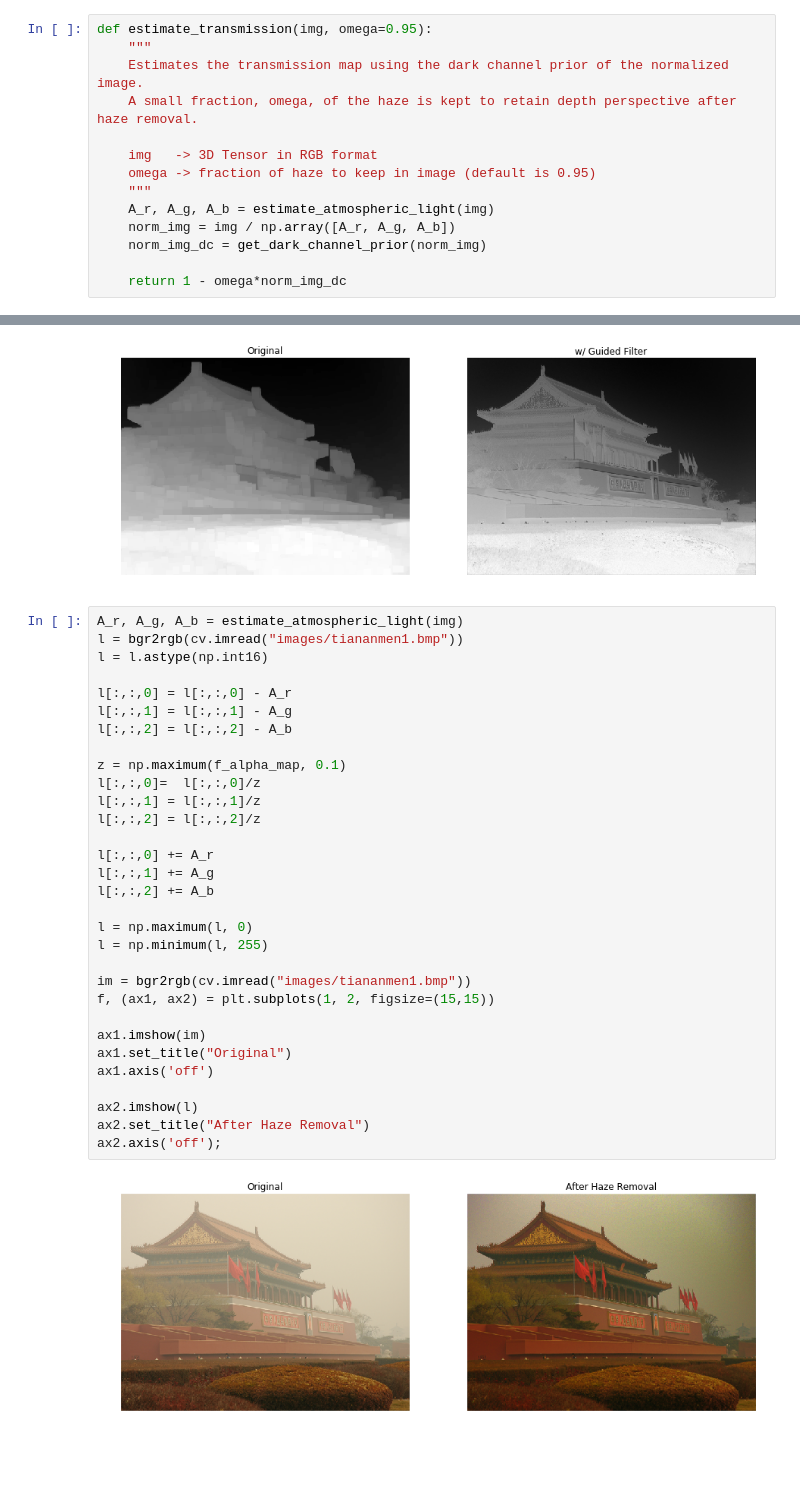
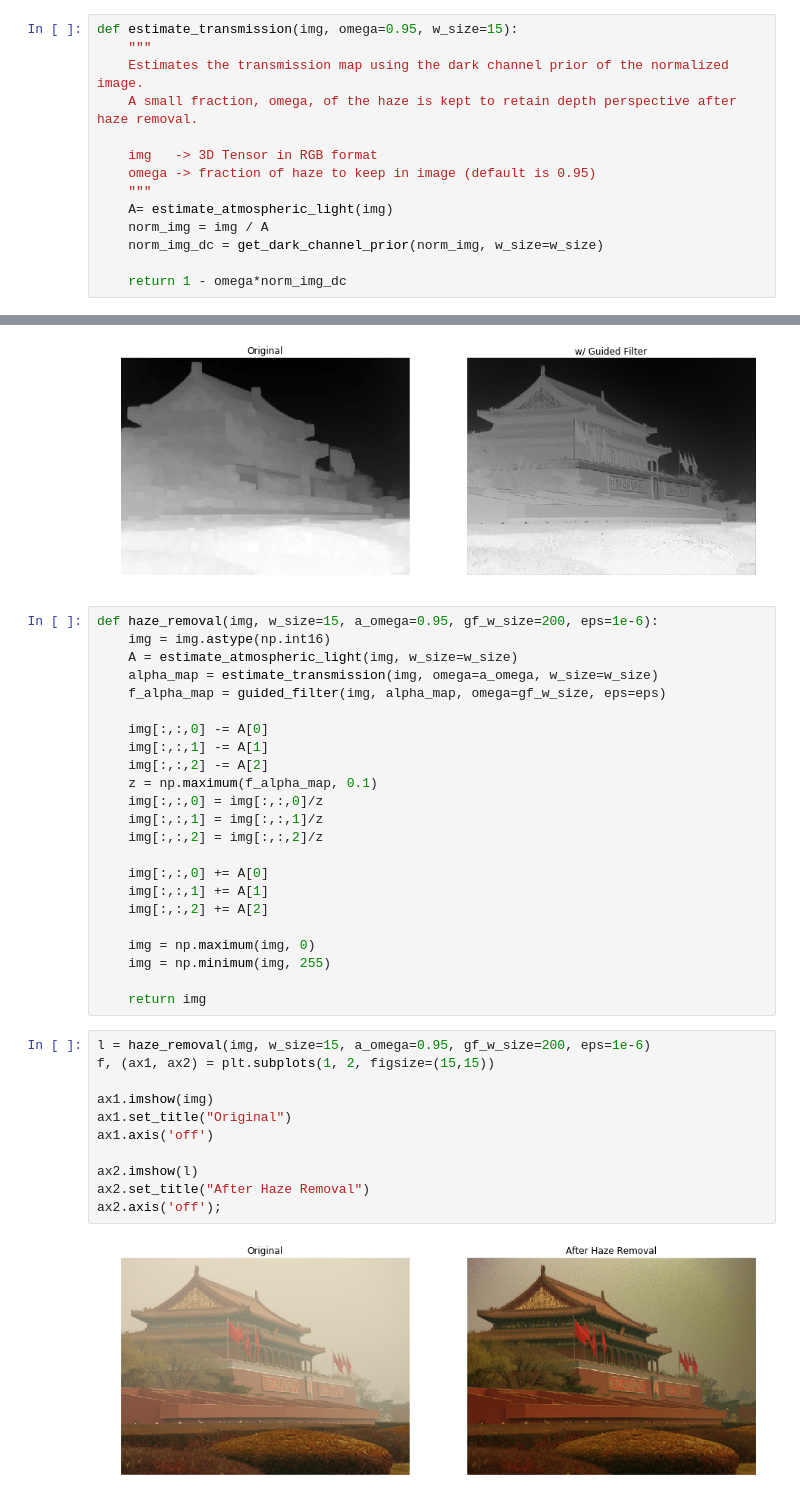
Before and after one commit to rexledesma/Haze-Removal, a Jupyter notebook: haze-removal.ipynb, the cells around one changed output, grey strips where cells are left out. Drawn from its saved outputs; the diff is of its cells as text; blank space fills up the shorter version.

Commit message:
added haze-removal function to run full dehazing pipeline

```diff
--- a/haze-removal.ipynb
+++ b/haze-removal.ipynb
@@ -83,7 +78,7 @@ plt.show();
 # %% [markdown]
 ## 4.1 Estimating the Transmission
 # %%
-def estimate_transmission(img, omega=0.95):
+def estimate_transmission(img, omega=0.95, w_size=15):
     """
     Estimates the transmission map using the dark channel prior of the normalized image.
     A small fraction, omega, of the haze is kept to retain depth perspective after haze removal.
@@ -91,9 +86,9 @@ def estimate_transmission(img, omega=0.95):
     img   -> 3D Tensor in RGB format
     omega -> fraction of haze to keep in image (default is 0.95)
     """
-    A_r, A_g, A_b = estimate_atmospheric_light(img)
-    norm_img = img / np.array([A_r, A_g, A_b])
-    norm_img_dc = get_dark_channel_prior(norm_img)
+    A= estimate_atmospheric_light(img)
+    norm_img = img / A
+    norm_img_dc = get_dark_channel_prior(norm_img, w_size=w_size)
 
     return 1 - omega*norm_img_dc
 # %%
@@ -178,36 +173,39 @@ ax2.set_title("w/ Guided Filter")
 ax2.axis('off');
 # %% [output]
 [figure]
-# %%
-A_r, A_g, A_b = estimate_atmospheric_light(img)
-l = bgr2rgb(cv.imread("images/tiananmen1.bmp"))
-l = l.astype(np.int16)
-
-l[:,:,0] = l[:,:,0] - A_r
-l[:,:,1] = l[:,:,1] - A_g
-l[:,:,2] = l[:,:,2] - A_b
-
-z = np.maximum(f_alpha_map, 0.1)
-l[:,:,0]=  l[:,:,0]/z
-l[:,:,1] = l[:,:,1]/z
-l[:,:,2] = l[:,:,2]/z
-
-l[:,:,0] += A_r
-l[:,:,1] += A_g
-l[:,:,2] += A_b
-
-l = np.maximum(l, 0)
-l = np.minimum(l, 255)
-
-im = bgr2rgb(cv.imread("images/tiananmen1.bmp"))
-f, (ax1, ax2) = plt.subplots(1, 2, figsize=(15,15))
-
-ax1.imshow(im)
-ax1.set_title("Original")
-ax1.axis('off')
-
-ax2.imshow(l)
-ax2.set_title("After Haze Removal")
-ax2.axis('off');
-# %% [output]
-[figure, removed]
+# %%
+def haze_removal(img, w_size=15, a_omega=0.95, gf_w_size=200, eps=1e-6):
+    img = img.astype(np.int16)
+    A = estimate_atmospheric_light(img, w_size=w_size)
+    alpha_map = estimate_transmission(img, omega=a_omega, w_size=w_size)
+    f_alpha_map = guided_filter(img, alpha_map, omega=gf_w_size, eps=eps)
+
+    img[:,:,0] -= A[0]
+    img[:,:,1] -= A[1]
+    img[:,:,2] -= A[2]
+    z = np.maximum(f_alpha_map, 0.1)
+    img[:,:,0] = img[:,:,0]/z
+    img[:,:,1] = img[:,:,1]/z
+    img[:,:,2] = img[:,:,2]/z
+
+    img[:,:,0] += A[0]
+    img[:,:,1] += A[1]
+    img[:,:,2] += A[2]
+
+    img = np.maximum(img, 0)
+    img = np.minimum(img, 255)
+
+    return img
+# %%
+l = haze_removal(img, w_size=15, a_omega=0.95, gf_w_size=200, eps=1e-6)
+f, (ax1, ax2) = plt.subplots(1, 2, figsize=(15,15))
+
+ax1.imshow(img)
+ax1.set_title("Original")
+ax1.axis('off')
+
+ax2.imshow(l)
+ax2.set_title("After Haze Removal")
+ax2.axis('off');
+# %% [output]
+[figure, added]
```
Also changed, not shown: parts of 2 cells of this notebook.
